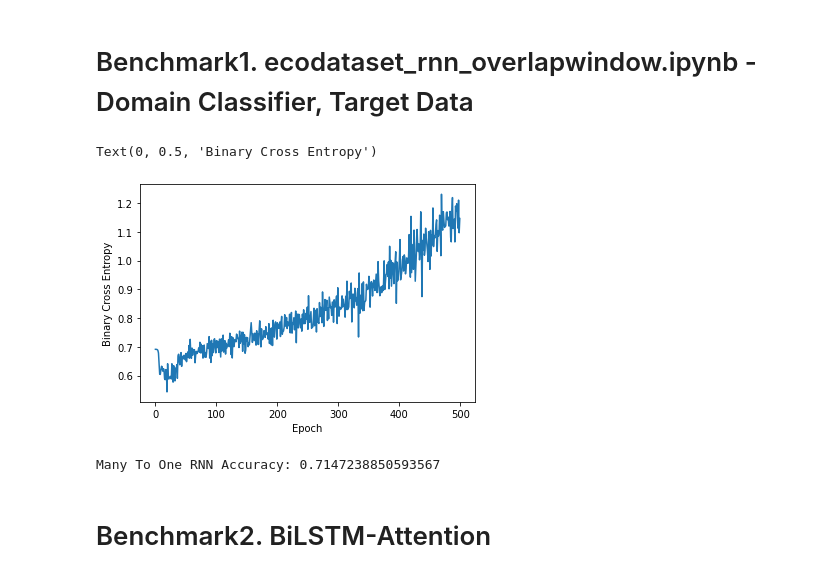
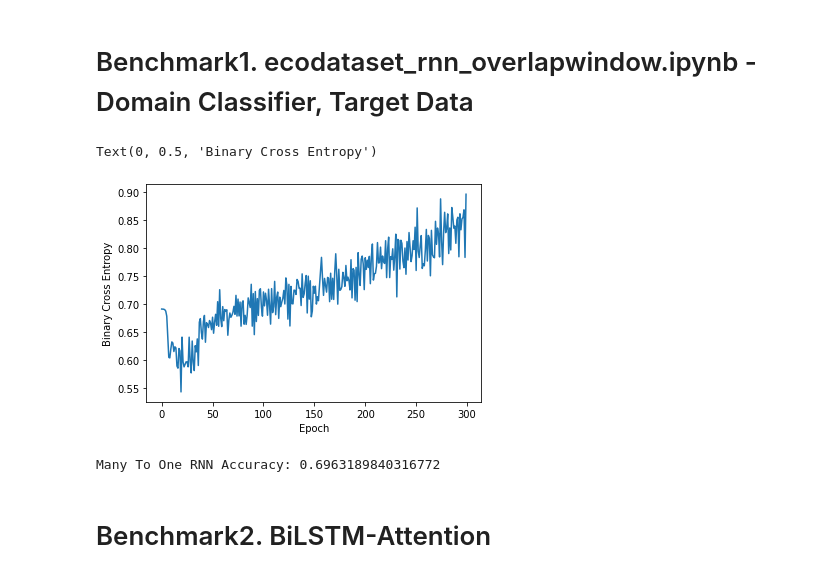
Before and after one commit to oh-yu/domain-invariant-learning, a Jupyter notebook: ecodataset_benchmarks_crosshouse_crossseason.ipynb, the cells around one changed output. Cells and saved outputs as stored; diff of their text form; code cells hidden in the pictures.

```diff
--- a/ecodataset_benchmarks_crosshouse_crossseason.ipynb
+++ b/ecodataset_benchmarks_crosshouse_crossseason.ipynb
@@ -80,7 +80,7 @@ criterion = nn.BCELoss()
 feature_optimizer = optim.Adam(feature_extractor.parameters(), lr=learning_rate)
 task_optimizer = optim.Adam(task_classifier.parameters(), lr=learning_rate)
 # %%
-num_epochs = 500
+num_epochs = 300
 losses = []
 # TODO: Refactor, use utils.fit_without_adaptation()
 for _ in range(num_epochs):
@@ -90,40 +90,40 @@ for _ in range(num_epochs):
     for source_X_batch, source_y_task_batch in source_loader:
         # 1. Forward
         pred_y_task = task_classifier(feature_extractor(source_X_batch))
         pred_y_task = torch.sigmoid(pred_y_task).reshape(-1)
         loss = criterion(pred_y_task, source_y_task_batch)
 
         # 2. Backward
         task_optimizer.zero_grad()
         feature_optimizer.zero_grad()
         loss.backward()
 
 
         # 3. Update Params
         feature_optimizer.step()
         task_optimizer.step()
 
     # 4. Evaluation
     feature_extractor.eval()
     task_classifier.eval()
     with torch.no_grad():
         pred_y_task = task_classifier(feature_extractor(test_target_X))
         pred_y_task = torch.sigmoid(pred_y_task).reshape(-1)
         loss = criterion(pred_y_task, test_target_y_task)
         losses.append(loss.item())
 
 plt.plot(losses)
 plt.xlabel("Epoch")
 plt.ylabel("Binary Cross Entropy")
 # %% [output]
 Text(0, 0.5, 'Binary Cross Entropy')
-[figure, old version]
+[figure, new version]
 # %%
 pred_y_task = pred_y_task > 0.5
 acc = sum(pred_y_task == test_target_y_task) / pred_y_task.shape[0]
 print(f"Many To One RNN Accuracy: {acc}")
 # %% [output]
-Many To One RNN Accuracy: 0.7147238850593567
+Many To One RNN Accuracy: 0.6963189840316772
 # %% [markdown]
 # Benchmark2. BiLSTM-Attention
 # %%
```
